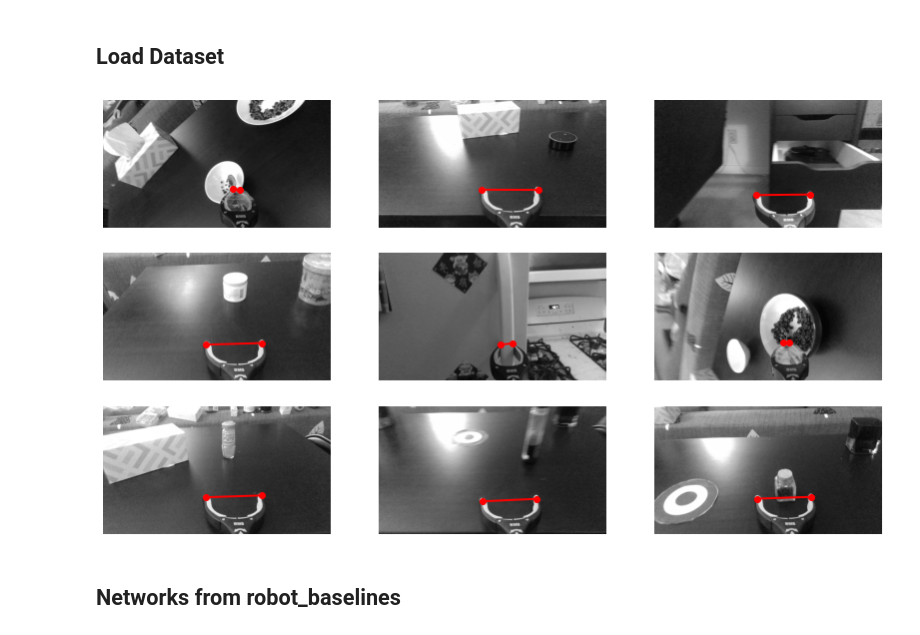
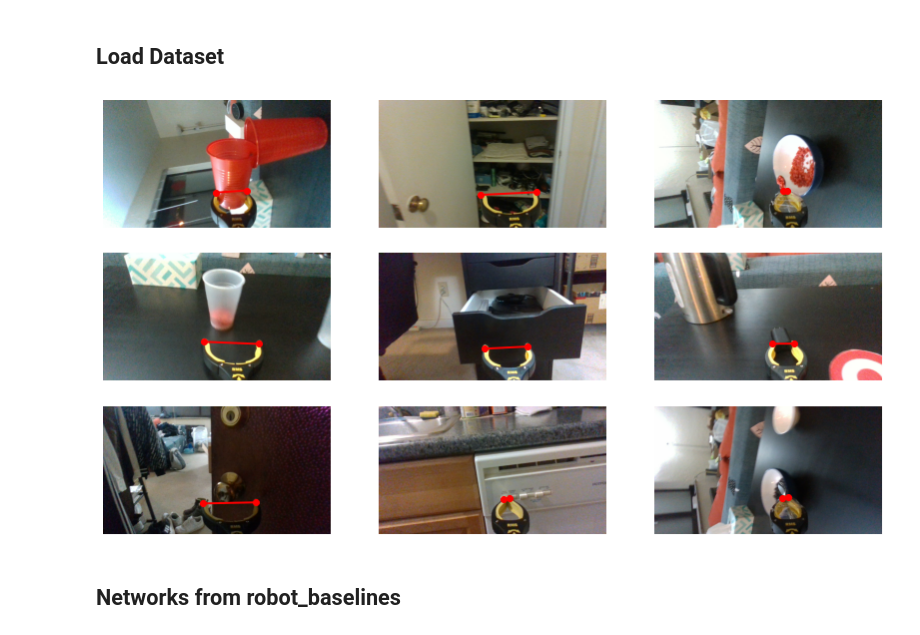
Before and after one commit to jhong66/gripper-labeler, a Jupyter notebook: gripper_label_notebook.ipynb, the cells around one changed output. Cells and saved outputs as stored; diff of their text form; code cells hidden in the pictures.

```diff
--- a/gripper_label_notebook.ipynb
+++ b/gripper_label_notebook.ipynb
@@ -32,13 +32,18 @@ class CustomImageDataset(Dataset):
         img_path = os.path.join(self.img_dir, self.img_labels.iloc[idx, 0])
         with open(img_path, 'rb') as handle:
             frame_data = pickle.load(handle)
-            image = rgb2gray(frame_data['rgb'])
+            image = frame_data['rgb']
+            # image = rgb2gray(frame_data['rgb'])
         label = self.img_labels.iloc[idx, 1:].to_numpy(dtype=float)
         if self.transform:
             image = self.transform(image)
         if self.target_transform:
             label = self.target_transform(label)
+
         return image, label
+
+def flatten_color(image):
+    return image.reshape(-1, image.shape[-1])
 # %%
 annotations_file = "labels.csv"
 img_dir = "frames"
@@ -50,16 +55,18 @@ test_dataloader = DataLoader(test_data, batch_size=64)
 # %%
 fig = plt.figure(figsize=(14, 8))
 i = 0
 n = 9
 for i in range (n):
     sample_idx = torch.randint(len(training_data), size=(1,)).item()
     img, label = training_data[sample_idx]
+    img = img.reshape(720, 1280, 3)
+    img = np.flip(img, axis=-1)
     ax = fig.add_subplot(3, 3, i+1)
     plt.axis('off')
-    plt.imshow(img, cmap="gray")
+    plt.imshow(img)
     plt.plot([label[0], label[2]], [label[1], label[3]], color='red', marker='o', linewidth=2)
 # %% [output]
-[figure, old version]
+[figure, new version]
 # %% [markdown]
 ## Networks from robot_baselines
 # %%
```
Also changed, not shown: parts of 1 cell of this notebook.
